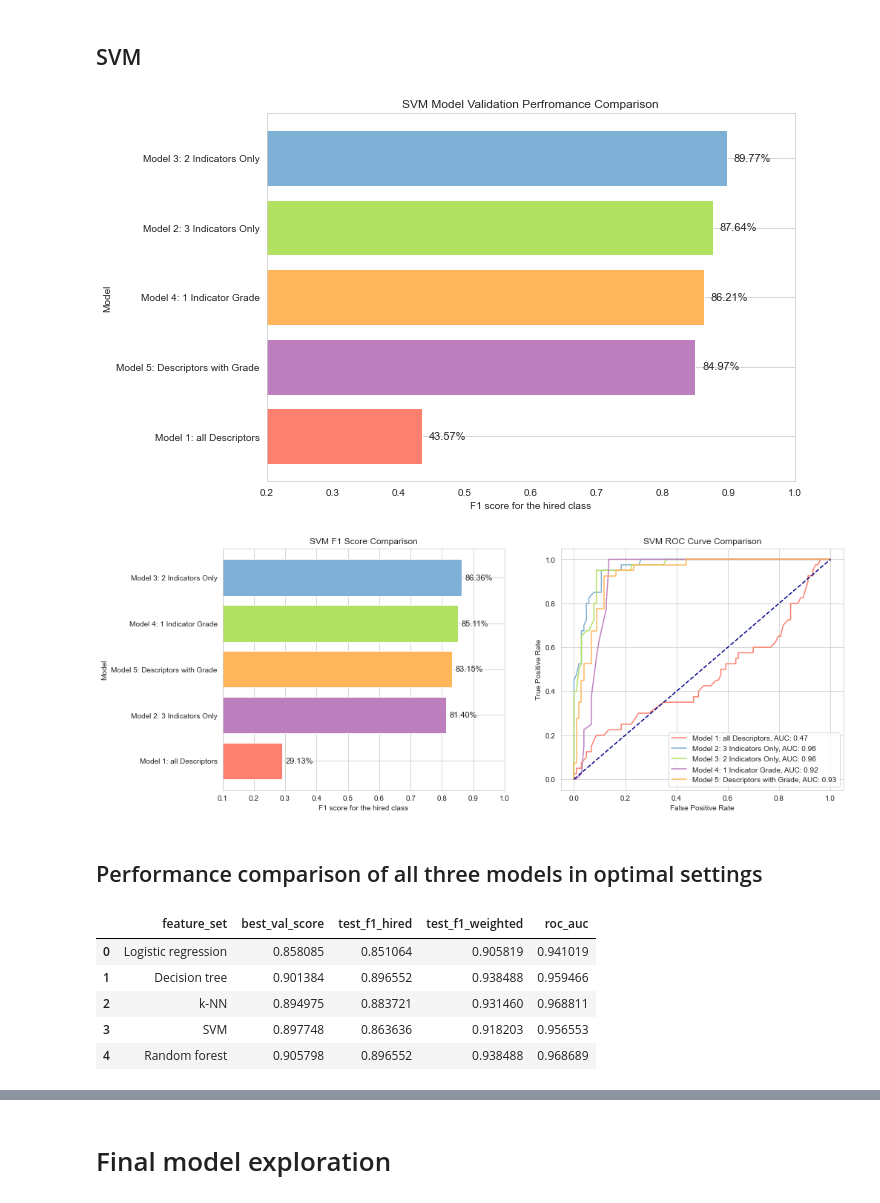
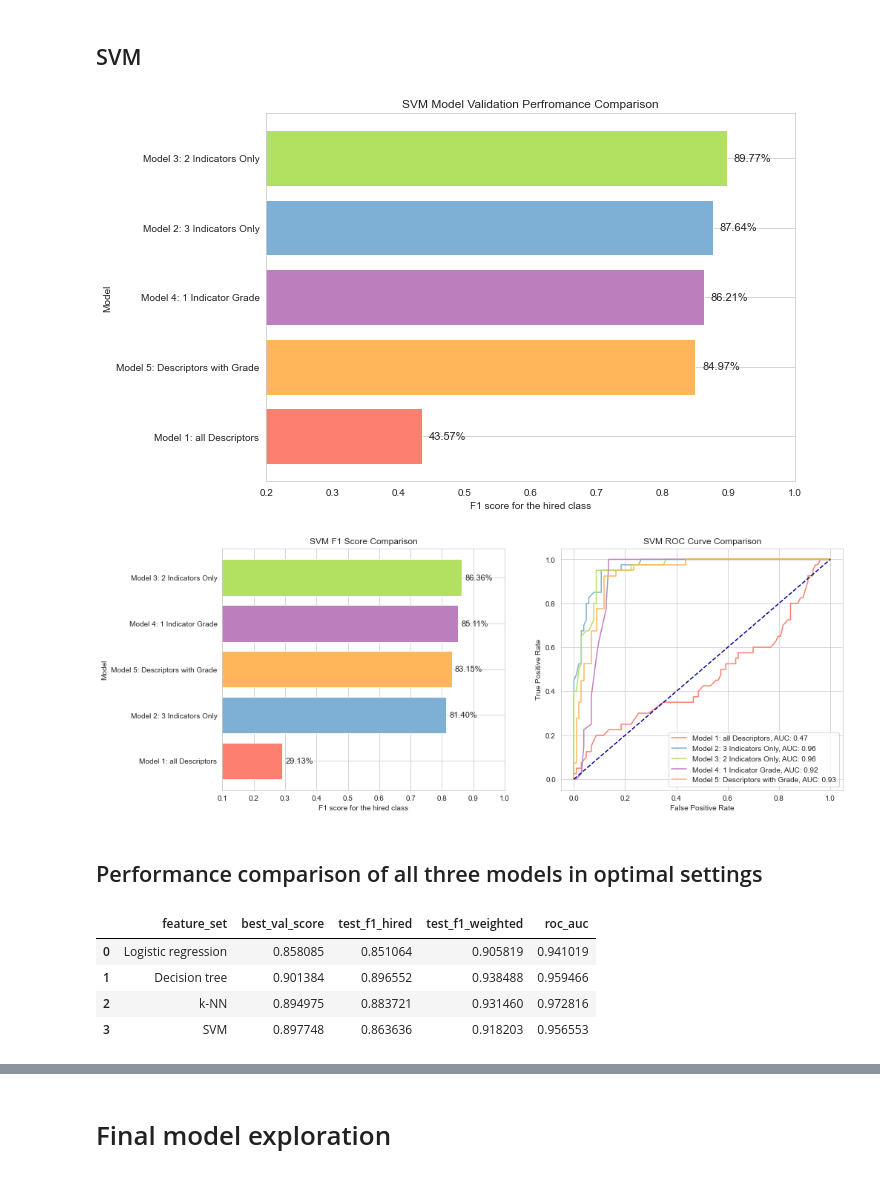
Before and after one commit to kwah-space/IDS-draft, a Jupyter notebook: A4 model.ipynb, the cells around one changed output, grey strips where cells are left out. Cells and saved outputs as stored; diff of their text form; code cells hidden in the pictures.

```diff
--- a/A4 model.ipynb
+++ b/A4 model.ipynb
@@ -1801,7 +1621,7 @@ fig, ax = plt.subplots(1, 2, figsize=(15, 6))
 # # you can change test_f1_hired to test_f1_weighted
 dt_results_df = dt_results_df.sort_values(by='test_f1_hired', ascending=True)
 
-bars = ax[0].barh(dt_results_df['feature_set'], dt_results_df['test_f1_hired'], color=[colors[0], colors[3],colors[4], colors[2], colors[1]])
+bars = ax[0].barh(dt_results_df['feature_set'], dt_results_df['test_f1_hired'], color=[colors[0], colors[4],colors[3], colors[1], colors[2]])
 
 for bar in bars:
     ax[0].text(bar.get_width() + 0.01,
@@ -1831,0 +1678,34 @@ plt.show()
+# %%
+# Performance on test set
+fig, ax = plt.subplots(1, 2, figsize=(15, 6))
+
+# F1 Score Comparison
+# # you can change test_f1_hired to test_f1_weighted
+logreg_results_df = logreg_results_df.sort_values(by='test_f1_hired', ascending=True)
+
+bars = ax[0].barh(logreg_results_df['feature_set'], logreg_results_df['test_f1_hired'], color=[colors[0], colors[1],colors[4], colors[2], colors[3]])
+
+for bar in bars:
+    ax[0].text(bar.get_width() + 0.01,
+             bar.get_y() + bar.get_height()/2,
+             f'{bar.get_width()*100:.2f}%',
+             va='center', ha='left',
+             fontsize=11)
+
+ax[0].set_title('Logistic Regression F1 Score Comparison')
+ax[0].set_ylabel('Model')
+ax[0].set_xlabel('F1 score for the hired class')
+ax[0].set_xlim(0.1, 1.0)
+
+
+# ROC-AUC
+for fpr, tpr, label, roc_auc in dt_roc_auc_results:
+    ax[1].plot(fpr, tpr, label=f"{label}, AUC: {round(roc_auc, 2)}")
+
+ax[1].plot([0, 1], [0, 1], color='darkblue', linestyle='--')
+ax[1].set_xlabel('False Positive Rate')
+ax[1].set_ylabel('True Positive Rate')
+ax[1].set_title('Decision tree ROC Curve Comparison')
+ax[1].legend()
+
+plt.show()
@@ -1836,7 +1718,7 @@ plt.show()
 knn_results_df = knn_results_df.sort_values(by='best_val_score', ascending=True)
 
 plt.figure(figsize=(10, 6))
-bars = plt.barh(knn_results_df['feature_set'], knn_results_df['best_val_score'], color=[colors[0], colors[3],colors[4], colors[2], colors[1]])
+bars = plt.barh(knn_results_df['feature_set'], knn_results_df['best_val_score'], color=[colors[0], colors[4],colors[1], colors[3], colors[2]])
 
 for bar in bars:
     plt.text(bar.get_width() + 0.01,
@@ -1863,7 +1745,7 @@ fig, ax = plt.subplots(1, 2, figsize=(15, 6))
 # # you can change test_f1_hired to test_f1_weighted
 knn_results_df = knn_results_df.sort_values(by='test_f1_hired', ascending=True)
 
-bars = ax[0].barh(knn_results_df['feature_set'], knn_results_df['test_f1_hired'], color=[colors[0], colors[3],colors[4], colors[2], colors[1]])
+bars = ax[0].barh(knn_results_df['feature_set'], knn_results_df['test_f1_hired'], color=[colors[0], colors[4],colors[3], colors[1], colors[2]])
 
 for bar in bars:
     ax[0].text(bar.get_width() + 0.01,
@@ -1957,26 +1778,26 @@ plt.show()
 # %%
 svm_results_df = svm_results_df.sort_values(by='best_val_score', ascending=True)
 
 plt.figure(figsize=(10, 6))
-bars = plt.barh(svm_results_df['feature_set'], svm_results_df['best_val_score'], color=[colors[0], colors[3],colors[4], colors[2], colors[1]])
+bars = plt.barh(svm_results_df['feature_set'], svm_results_df['best_val_score'], color=[colors[0], colors[4],colors[3], colors[1], colors[2]])
 
 for bar in bars:
     plt.text(bar.get_width() + 0.01,
              bar.get_y() + bar.get_height()/2,
              f'{bar.get_width()*100:.2f}%',
              va='center', ha='left',
              fontsize=11)
 
 plt.xlabel('F1 score for the hired class')
 plt.ylabel('Model')
 plt.title('SVM Model Validation Perfromance Comparison')
 plt.xlim(0.2, 1)
 plt.grid(axis='x')
 
 plt.tight_layout()
 plt.show()
 # %% [output]
-[figure, old version]
+[figure, new version]
 # %%
 # Pesvmormance on test set
 fig, ax = plt.subplots(1, 2, figsize=(15, 6))
@@ -1985,7 +1806,7 @@ fig, ax = plt.subplots(1, 2, figsize=(15, 6))
 # # you can change test_f1_hired to test_f1_weighted
 svm_results_df = svm_results_df.sort_values(by='test_f1_hired', ascending=True)
 
-bars = ax[0].barh(svm_results_df['feature_set'], svm_results_df['test_f1_hired'], color=[colors[0], colors[3],colors[4], colors[2], colors[1]])
+bars = ax[0].barh(svm_results_df['feature_set'], svm_results_df['test_f1_hired'], color=[colors[0], colors[1],colors[4], colors[3], colors[2]])
 
 for bar in bars:
     ax[0].text(bar.get_width() + 0.01,
@@ -2012,7 +1833,7 @@ ax[1].legend()
 
 plt.show()
 # %% [output]
-[figure, old version]
+[figure, new version]
 # %% [markdown]
 ## Performance comparison of all three models in optimal settings
 # %%
@@ -2029,16 +1850,14 @@ final_df = append_model_results(logreg_results_df, 'Logistic regression', final_
 final_df = append_model_results(dt_results_df, 'Decision tree', final_df)
 final_df = append_model_results(knn_results_df, 'k-NN', final_df)
 final_df = append_model_results(svm_results_df, 'SVM', final_df)
-final_df = append_model_results(rf_results_df, 'Random forest', final_df)
 
 final_df
 # %% [output]
 |  | feature_set | best_val_score | test_f1_hired | test_f1_weighted | roc_auc |
 | 0 | Logistic regression | 0.858085 | 0.851064 | 0.905819 | 0.941019 |
 | 1 | Decision tree | 0.901384 | 0.896552 | 0.938488 | 0.959466 |
-| 2 | k-NN | 0.894975 | 0.883721 | 0.931460 | 0.968811 |
+| 2 | k-NN | 0.894975 | 0.883721 | 0.931460 | 0.972816 |
 | 3 | SVM | 0.897748 | 0.863636 | 0.918203 | 0.956553 |
-| 4 | Random forest | 0.905798 | 0.896552 | 0.938488 | 0.968689 |
 # %%
 final_df = final_df.sort_values(by='test_f1_hired', ascending=True)
 
```
Also changed, not shown: parts of 38 cells of this notebook.
